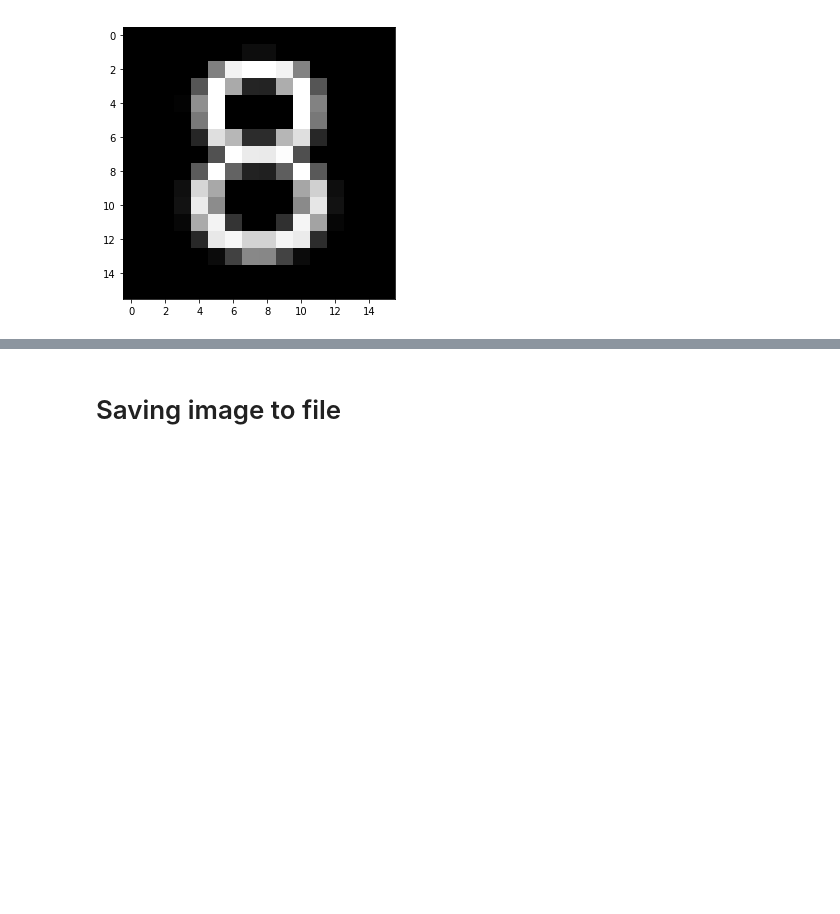
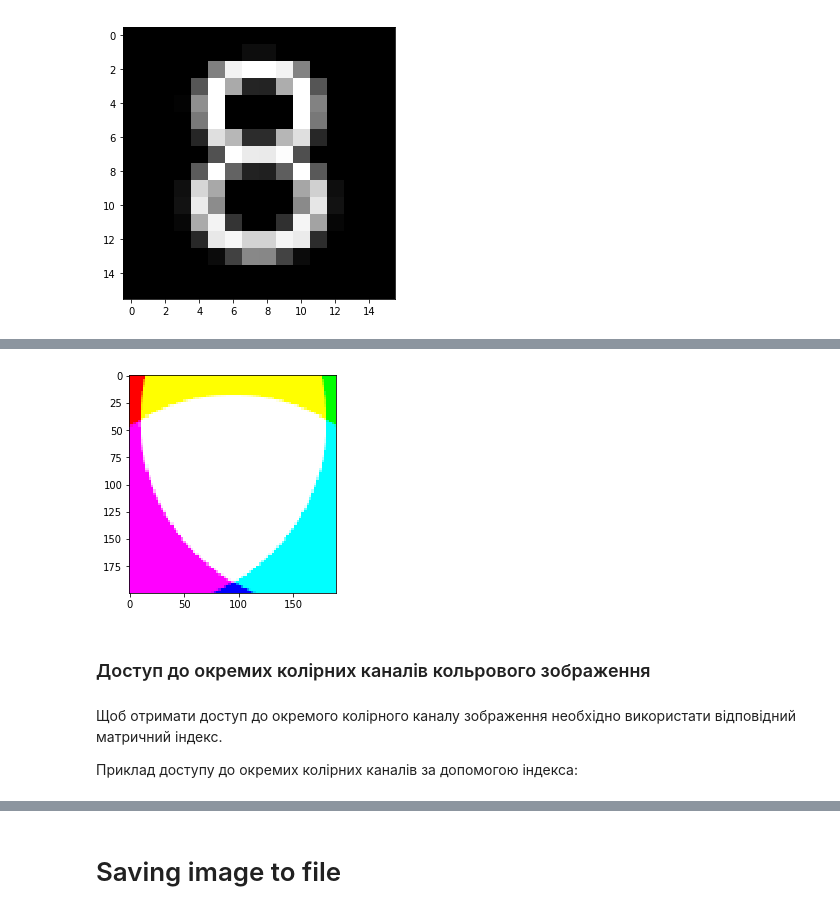
Before and after one commit to lavolpenoire/DIP, a Jupyter notebook: Lab1.ipynb, the cells around one changed output, grey strips where cells are left out. Saved outputs shown, nothing was run; the diff lists cells and outputs as text; code cells hidden in the pictures; blank space fills up the shorter version.

```diff
--- a/Lab1.ipynb
+++ b/Lab1.ipynb
@@ -125,0 +240,12 @@ plt.imshow(img_crop); plt.show();
+# %%
+img_crop_rgb = img_rgb[130:330, 160:350]
+plt.imshow(img_crop_rgb)
+plt.show()
+# %% [output]
+[figure, added]
+# %% [markdown]
+### Доступ до окремих колірних каналів кольрового зображення
+# %% [markdown]
+Щоб отримати доступ до окремого колірного каналу зображення необхідно використати відповідний матричний індекс.
+
+Приклад доступу до окремих колірних каналів за допомогою індекса:
```
Also changed, not shown: parts of 64 cells of this notebook.
